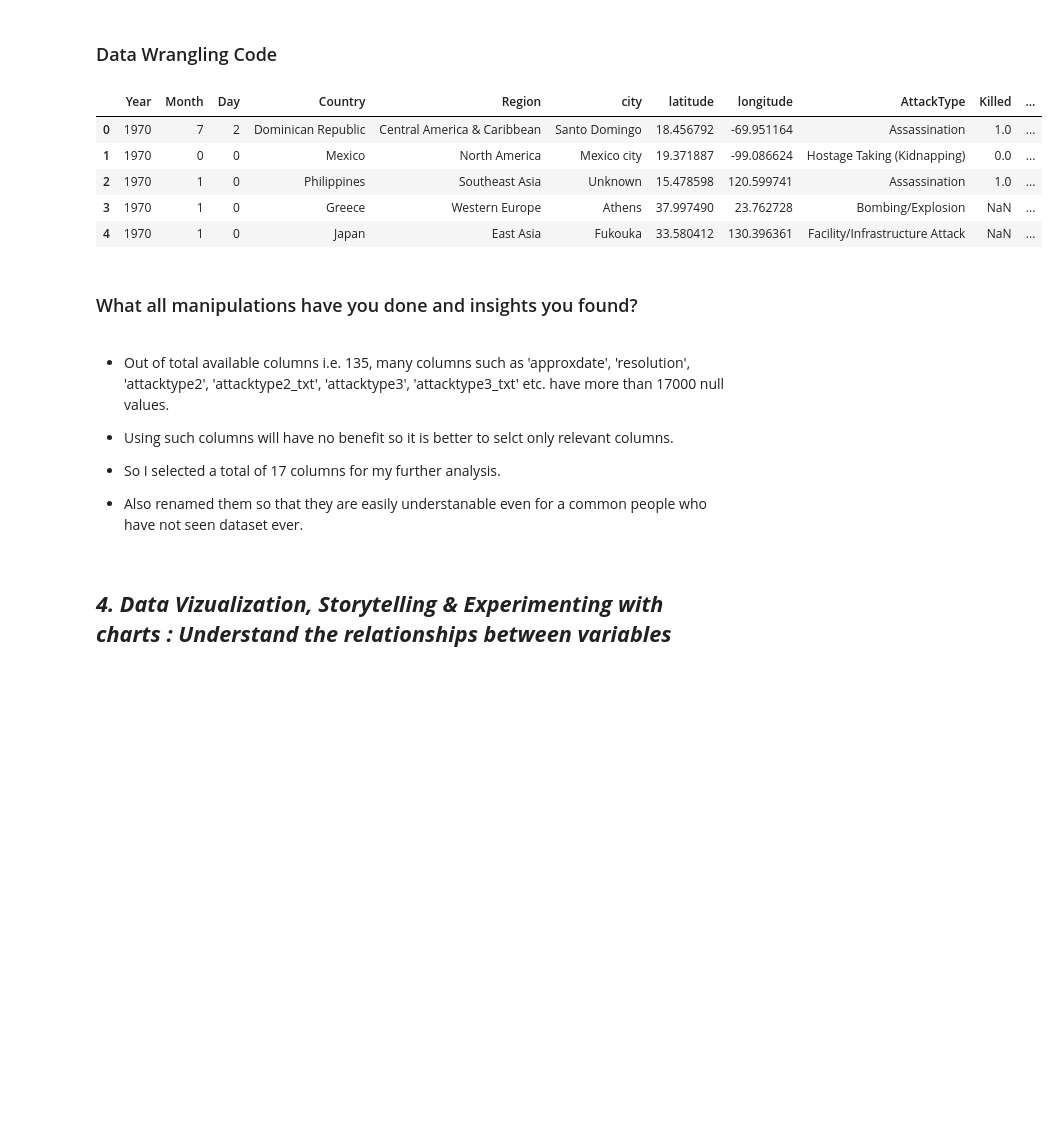
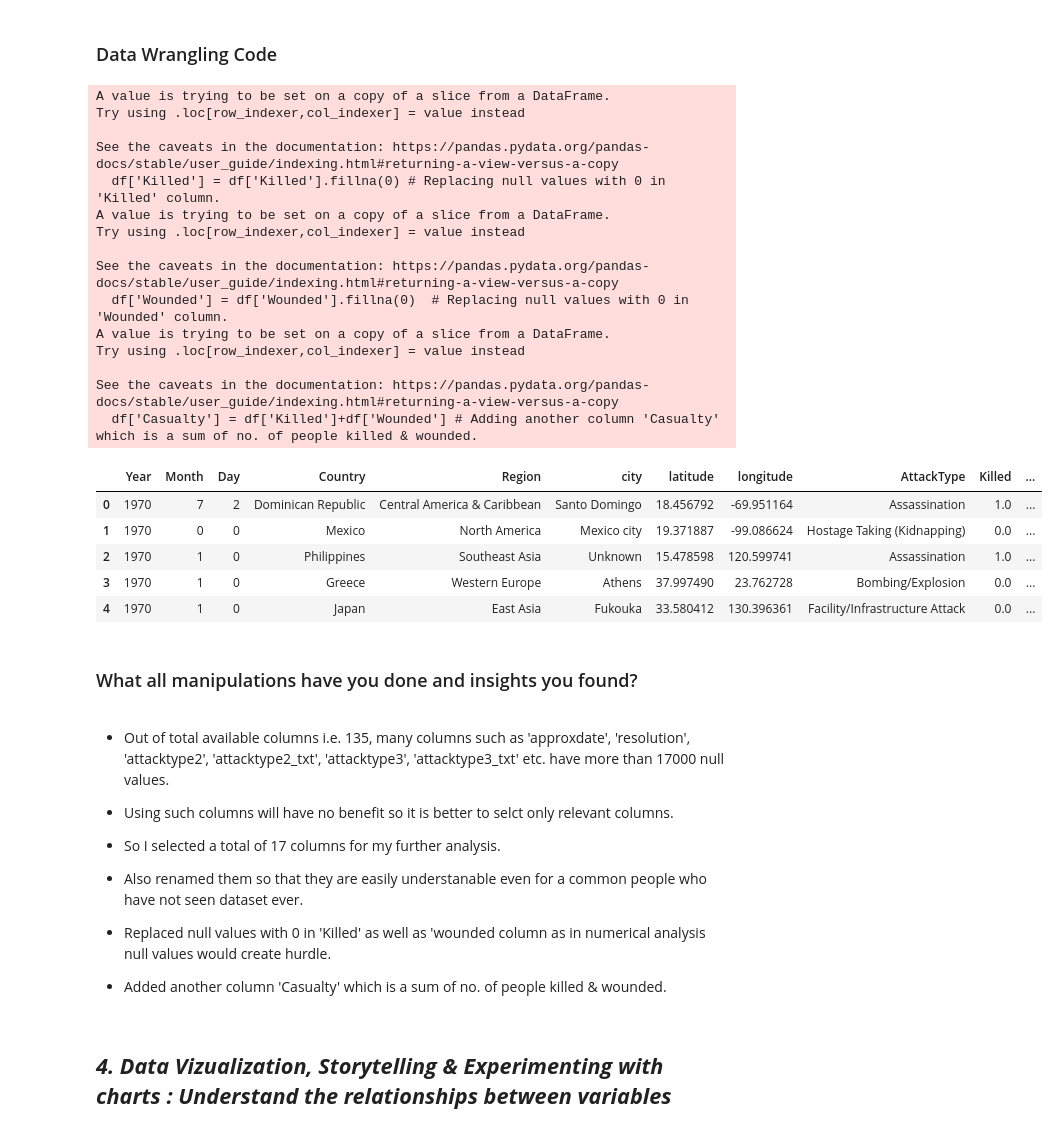
Before and after one commit to Shubham-kumar149/Data-Visualization-With-Python, a Jupyter notebook: Capstone_Project_EDA_on_Global_Terrorism_Dataset.ipynb, the cells around one changed output. Saved outputs shown, nothing was run; the diff lists cells and outputs as text; code cells hidden in the pictures; blank space fills up the shorter version.

```diff
--- a/Capstone_Project_EDA_on_Global_Terrorism_Dataset.ipynb
+++ b/Capstone_Project_EDA_on_Global_Terrorism_Dataset.ipynb
@@ -369,28 +369,49 @@ Unique values in  'related': 14306
 # %%
 # Write your code to make your dataset ready for analysis.
 
 # Renaming columns to make them easily understandable
 
 df.rename(columns={'iyear':'Year','imonth':'Month','iday':'Day','country_txt':'Country',
                        'region_txt':'Region','attacktype1_txt':'AttackType','target1':'Target',
                        'nkill':'Killed','nwound':'Wounded','summary':'Summary','gname':'Group',
                        'targtype1_txt':'Target_type','weaptype1_txt':'Weapon_type','motive':'Motive'}, inplace=True)
 
 
 # Now selecting only relevant columns to simplify the analysis and reduce computaional overhead
 
 
 df = df[['Year', 'Month', 'Day', 'Country', 'Region', 'city','latitude','longitude','AttackType',
          'Killed', 'Wounded', 'Target', 'Summary', 'Group', 'Target_type', 'Weapon_type', 'Motive']]
 
+df['Killed'] = df['Killed'].fillna(0) # Replacing null values with 0 in 'Killed' column.
+
+df['Wounded'] = df['Wounded'].fillna(0)  # Replacing null values with 0 in 'Wounded' column.
+
+df['Casualty'] = df['Killed']+df['Wounded'] # Adding another column 'Casualty' which is a sum of no. of people killed & wounded.
+
 df.head(5)
 # %% [output]
+A value is trying to be set on a copy of a slice from a DataFrame.
+Try using .loc[row_indexer,col_indexer] = value instead
+
+See the caveats in the documentation: https://pandas.pydata.org/pandas-docs/stable/user_guide/indexing.html#returning-a-view-versus-a-copy
+  df['Killed'] = df['Killed'].fillna(0) # Replacing null values with 0 in 'Killed' column.
+A value is trying to be set on a copy of a slice from a DataFrame.
+Try using .loc[row_indexer,col_indexer] = value instead
+
+See the caveats in the documentation: https://pandas.pydata.org/pandas-docs/stable/user_guide/indexing.html#returning-a-view-versus-a-copy
+  df['Wounded'] = df['Wounded'].fillna(0)  # Replacing null values with 0 in 'Wounded' column.
+A value is trying to be set on a copy of a slice from a DataFrame.
+Try using .loc[row_indexer,col_indexer] = value instead
+
+See the caveats in the documentation: https://pandas.pydata.org/pandas-docs/stable/user_guide/indexing.html#returning-a-view-versus-a-copy
+  df['Casualty'] = df['Killed']+df['Wounded'] # Adding another column 'Casualty' which is a sum of no. of people killed & wounded.
 |  | Year | Month | Day | Country | Region | city | latitude | longitude | AttackType | Killed | ... |
 | 0 | 1970 | 7 | 2 | Dominican Republic | Central America & Caribbean | Santo Domingo | 18.456792 | -69.951164 | Assassination | 1.0 | ... |
 | 1 | 1970 | 0 | 0 | Mexico | North America | Mexico city | 19.371887 | -99.086624 | Hostage Taking (Kidnapping) | 0.0 | ... |
 | 2 | 1970 | 1 | 0 | Philippines | Southeast Asia | Unknown | 15.478598 | 120.599741 | Assassination | 1.0 | ... |
-| 3 | 1970 | 1 | 0 | Greece | Western Europe | Athens | 37.997490 | 23.762728 | Bombing/Explosion | NaN | ... |
-| 4 | 1970 | 1 | 0 | Japan | East Asia | Fukouka | 33.580412 | 130.396361 | Facility/Infrastructure Attack | NaN | ... |
+| 3 | 1970 | 1 | 0 | Greece | Western Europe | Athens | 37.997490 | 23.762728 | Bombing/Explosion | 0.0 | ... |
+| 4 | 1970 | 1 | 0 | Japan | East Asia | Fukouka | 33.580412 | 130.396361 | Facility/Infrastructure Attack | 0.0 | ... |
 # %% [markdown]
 ### What all manipulations have you done and insights you found?
 # %% [markdown]
@@ -400,7 +421,14 @@ df.head(5)
 
 
 *   So I selected a total of 17 columns for my further analysis.
+
 *   Also renamed them so that they are easily understanable even for a common people who have not seen dataset ever.
+
+
+
+*   Replaced null values with 0 in 'Killed' as well as 'wounded column as in numerical analysis null values would create hurdle.
+
+*   Added another column 'Casualty' which is a sum of no. of people killed & wounded.
 # %% [markdown]
 ## ***4. Data Vizualization, Storytelling & Experimenting with charts : Understand the relationships between variables***
 # %% [markdown]
```
Also changed, not shown: parts of 13 cells of this notebook.
